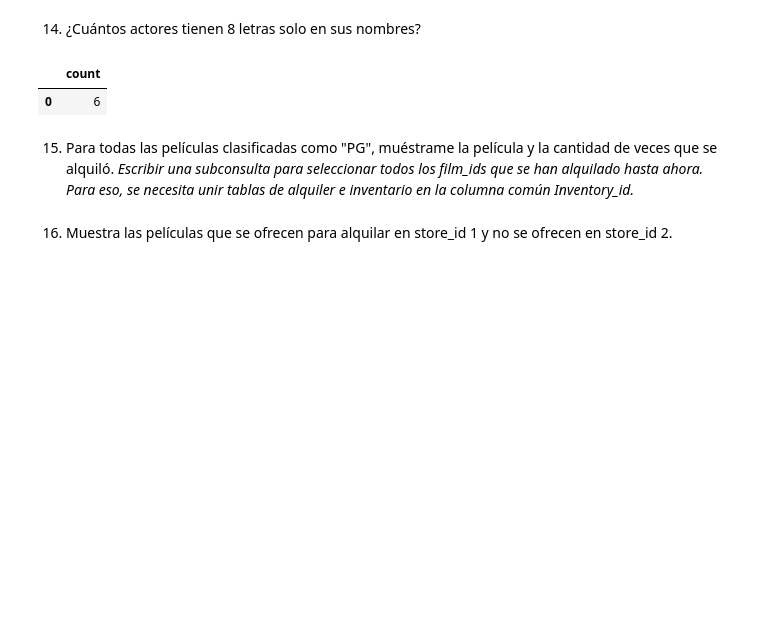
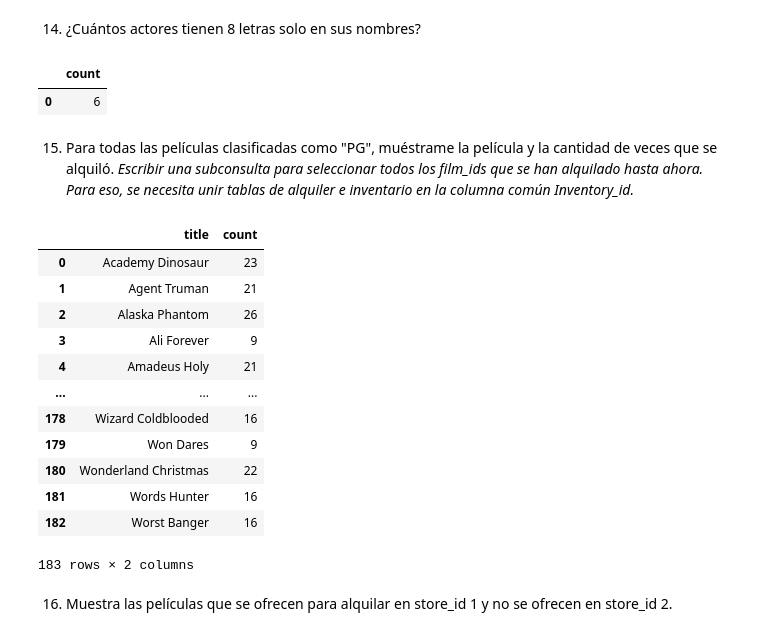
Before and after one commit to talitacardenas/The_Bridge_School_DataScience_PT, a Jupyter notebook: solución_Pra1_PostgreSQL_Python_Talita.ipynb, the cells around one changed output. Drawn from its saved outputs; the diff is of its cells as text; code cells hidden in the pictures; blank space fills up the shorter version.

```diff
--- a/solución_Pra1_PostgreSQL_Python_Talita.ipynb
+++ b/solución_Pra1_PostgreSQL_Python_Talita.ipynb
@@ -420,5 +407,33 @@ pd.read_sql(con=conn,sql=query)
 # %% [markdown]
 15. Para todas las películas clasificadas como "PG", muéstrame la película y la cantidad de veces que se alquiló.
 *Escribir una subconsulta para seleccionar todos los film_ids que se han alquilado hasta ahora. Para eso, se necesita unir tablas de alquiler e inventario en la columna común Inventory_id.*
+# %%
+query = '''
+select film.title, COUNT(rental.rental_id )
+from rental
+join inventory
+on rental.inventory_id = inventory.inventory_id
+join film
+on film.film_id = inventory.film_id
+where film.film_id in (select film_id from film where rating = 'PG')
+group by 1
+order by 1 asc
+'''
+# %%
+pd.read_sql(con=conn,sql=query)
+# %% [output]
+|  | title | count |
+| 0 | Academy Dinosaur | 23 |
+| 1 | Agent Truman | 21 |
+| 2 | Alaska Phantom | 26 |
+| 3 | Ali Forever | 9 |
+| 4 | Amadeus Holy | 21 |
+| ... | ... | ... |
+| 178 | Wizard Coldblooded | 16 |
+| 179 | Won Dares | 9 |
+| 180 | Wonderland Christmas | 22 |
+| 181 | Words Hunter | 16 |
+| 182 | Worst Banger | 16 |
+183 rows × 2 columns
 # %% [markdown]
 16. Muestra las películas que se ofrecen para alquilar en store_id 1 y no se ofrecen en store_id 2.
```
Also changed, not shown: parts of 36 cells of this notebook.
